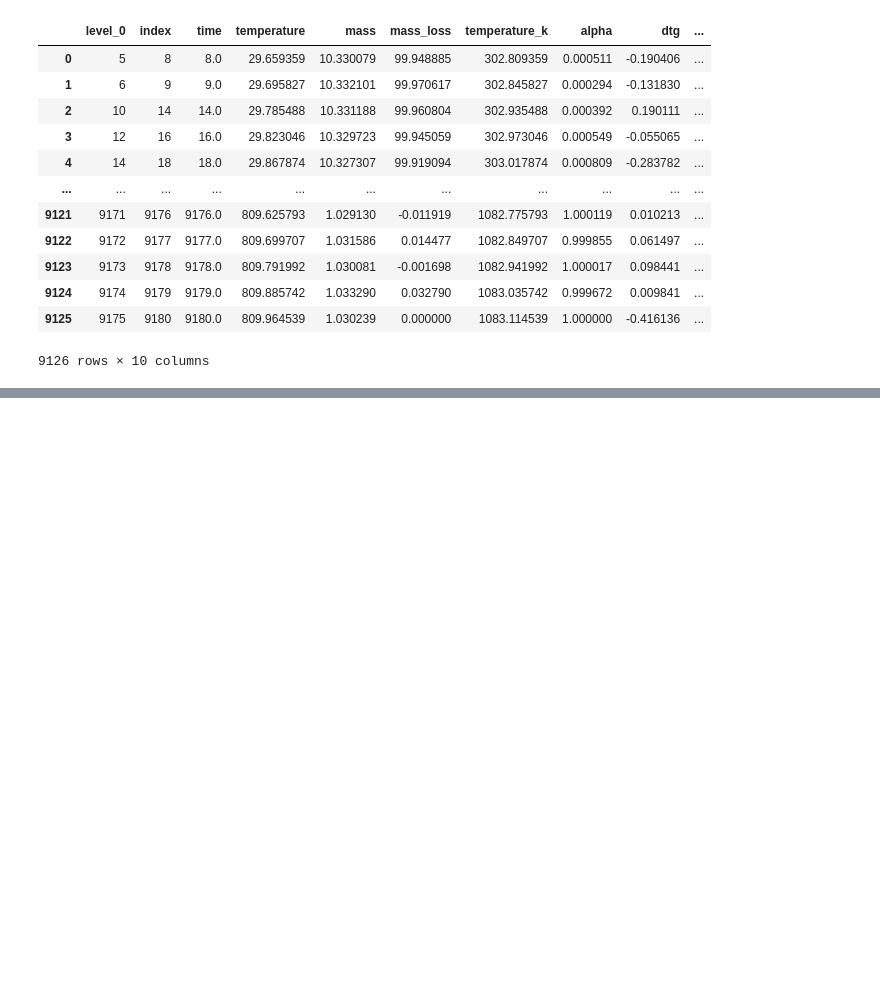
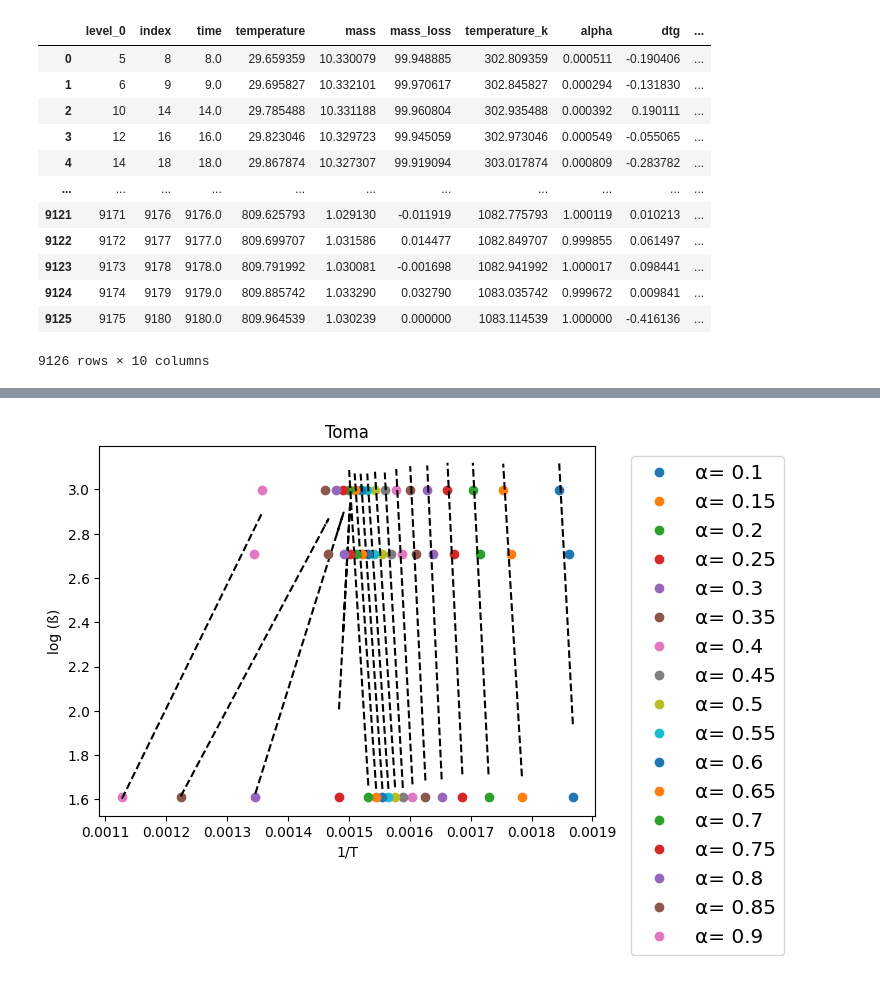
Before and after one commit to matheusdepra/kiskadee, a Jupyter notebook: kiskadee/fwo.ipynb, the cells around one changed output, grey strips where cells are left out. Drawn from its saved outputs; the diff is of its cells as text; code cells hidden in the pictures; blank space fills up the shorter version.

```diff
--- a/kiskadee/fwo.ipynb
+++ b/kiskadee/fwo.ipynb
@@ -102,0 +71,4 @@ array([0.   , 0.125, 0.25 , 0.375, 0.5  , 0.625, 0.75 , 0.875, 1.   ])
+# %%
+k.plotFWO(plt_title='Toma')
+# %% [output]
+[figure, added]
```
Also changed, not shown: parts of 14 cells of this notebook, 2 other files.
